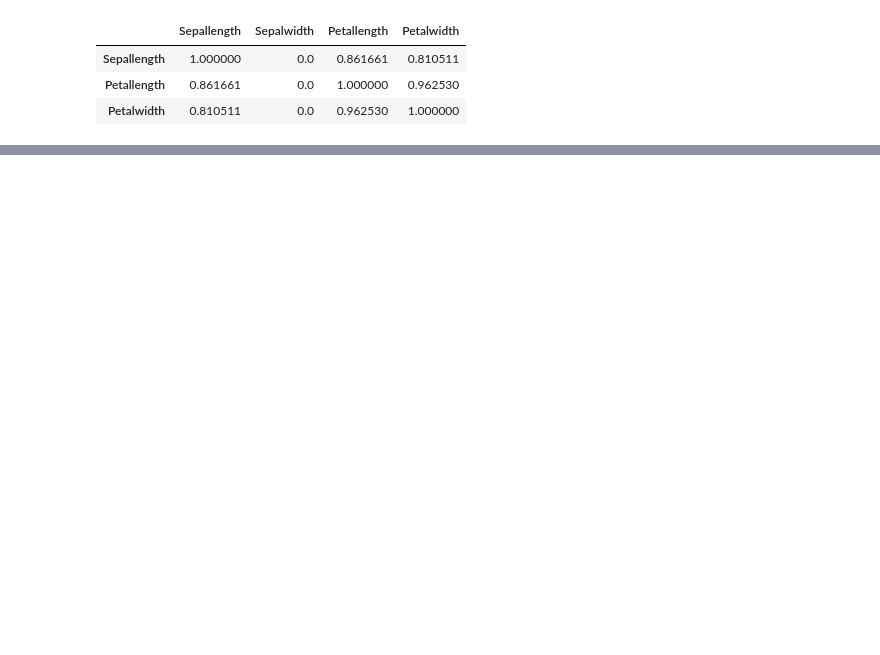
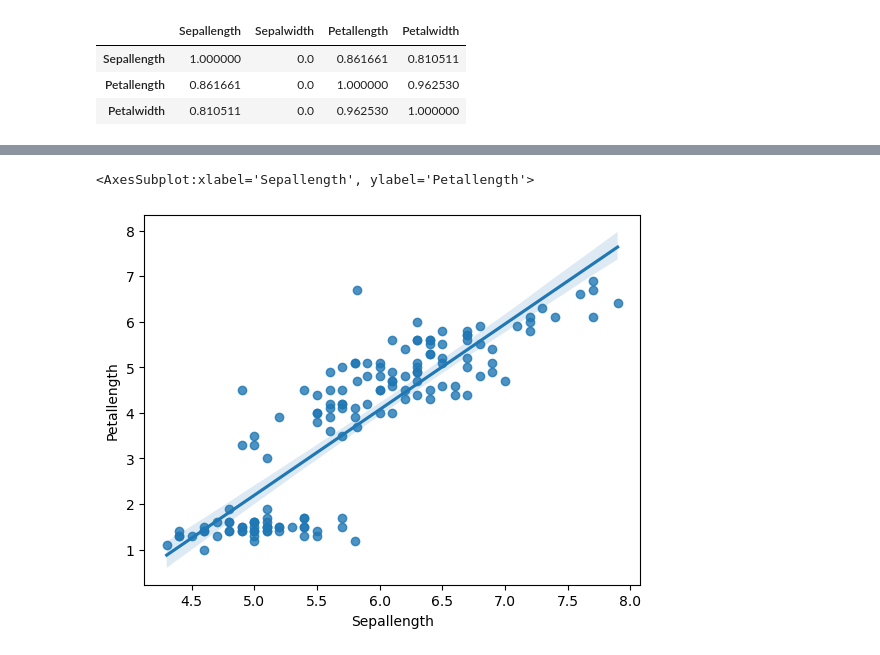
Before and after one commit to mixer123/UWM_analiza_duzych_zbiorow_danych_1, a Jupyter notebook: activity12_NO_SPARK.ipynb, the cells around one changed output, grey strips where cells are left out. Saved outputs shown, nothing was run; the diff lists cells and outputs as text; code cells hidden in the pictures; blank space fills up the shorter version.

```diff
--- a/activity12_NO_SPARK.ipynb
+++ b/activity12_NO_SPARK.ipynb
@@ -199,0 +206,5 @@ Index(['Sepallength', 'Sepalwidth', 'Petallength', 'Petalwidth'], dtype='object'
+# %%
+sns.regplot(df['Sepallength'],df['Petallength'])
+# %% [output]
+<AxesSubplot:xlabel='Sepallength', ylabel='Petallength'>
+[figure, added]
```
Also changed, not shown: parts of 9 cells of this notebook.
